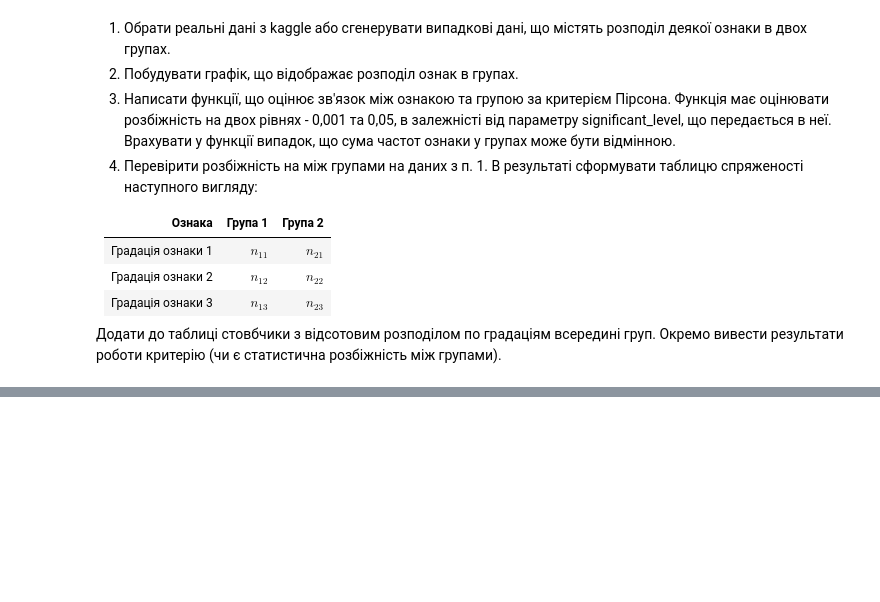
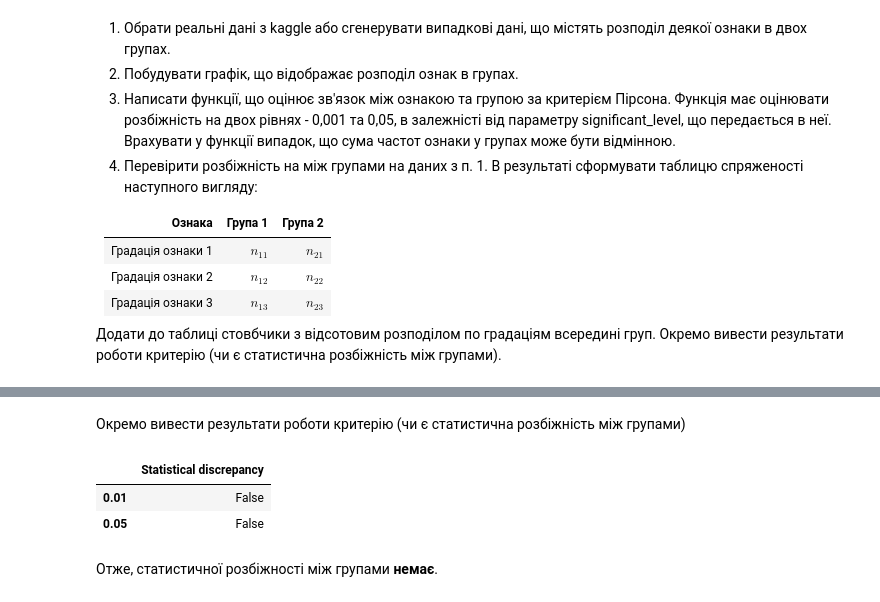
Before and after one commit to serjtarabara/BMD, a Jupyter notebook: lab5/Lab5.ipynb, the cells around one changed output, grey strips where cells are left out. Saved outputs shown, nothing was run; the diff lists cells and outputs as text; code cells hidden in the pictures; blank space fills up the shorter version.

```diff
--- a/lab5/Lab5.ipynb
+++ b/lab5/Lab5.ipynb
@@ -32,0 +170,19 @@ FileNotFoundError: [Errno 2] File StudentsPerformance.csv does not exist: 'Stude
+# %%
+def Pirson(significant_level, datareal, dataexpected):
+    if not abs(sum(datareal) - sum(dataexpected)) < 0.000001:
+        dataexpected = dataexpected / sum(dataexpected) * sum(datareal)
+
+    PTable = pd.read_excel('Pirson_table.xlsx')
+    PTable = PTable.loc[1:, :]
+    PTable = PTable.rename(columns={"Unnamed: 0": "Level", "Рівень значимості": 0.01, "Unnamed: 2": 0.05})
+    PTable.set_index("Level", inplace=True)
+
+    chi_squared = sum([ (x_r - x_exp)**2 / x_exp for
+                  x_r, x_exp in zip(datareal, dataexpected)])
+
+    r = len(datareal) - 1
+
+    check_value = PTable.loc[r, significant_level]
+    return check_value < chi_squared
+
+PTable = pd.read_excel('Pirson_table.xlsx')
@@ -32,0 +204,18 @@ FileNotFoundError: [Errno 2] File StudentsPerformance.csv does not exist: 'Stude
+# %% [markdown]
+Окремо вивести результати роботи критерію (чи є статистична розбіжність між групами)
+# %%
+significant_01 = Pirson(0.01, data['male'], data['female'] )
+significant_05 = Pirson(0.05, data['male'], data['female'] )
+
+result = pd.DataFrame (
+    [significant_01, significant_05],
+    columns = ["Statistical discrepancy"],
+    index = ['0.01', '0.05'])
+
+result
+# %% [output]
+|  | Statistical discrepancy |
+| 0.01 | False |
+| 0.05 | False |
+# %% [markdown]
+Отже, статистичної розбіжності між групами <strong>немає</strong>.
```
Also changed, not shown: parts of 18 cells of this notebook, 5 other files.
